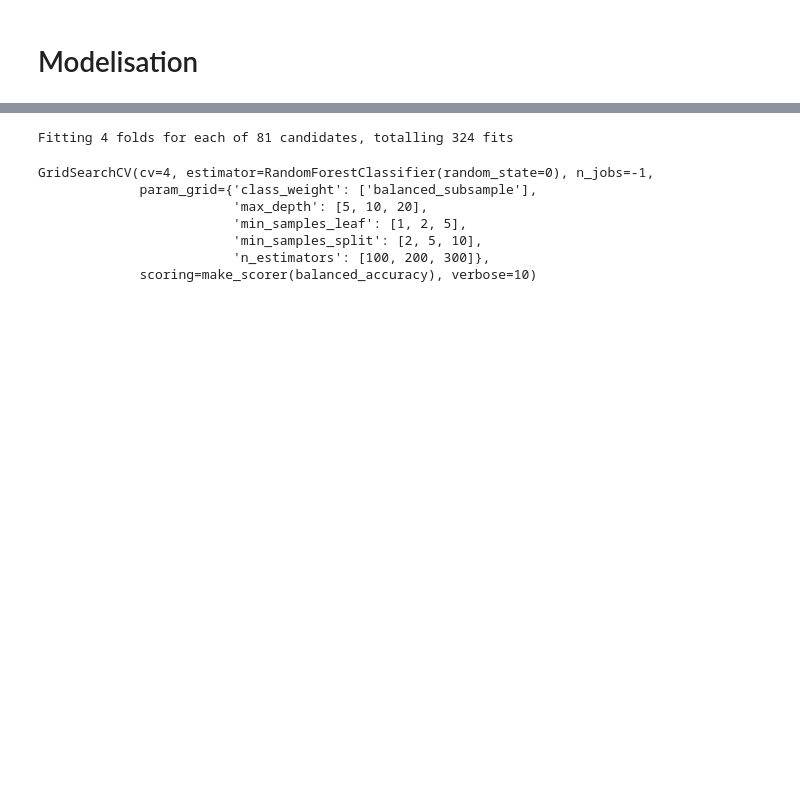
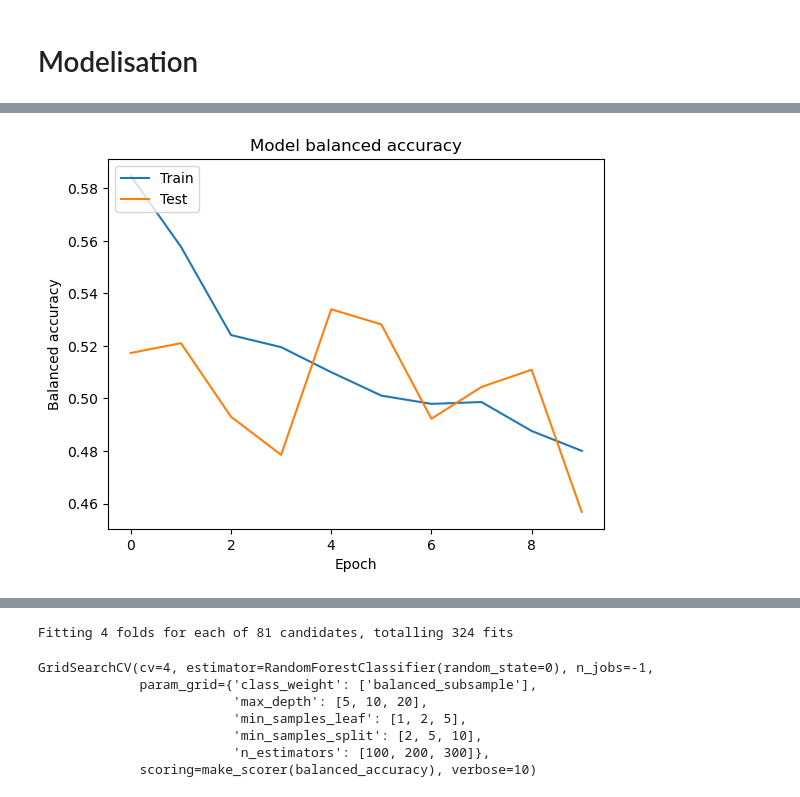
Before and after one commit to Nelson-Jnrnd/f1-pit-predictor-dataset, a Jupyter notebook: model_training.ipynb, the cells around one changed output, grey strips where cells are left out. Drawn from its saved outputs; the diff is of its cells as text; code cells hidden in the pictures; blank space fills up the shorter version.

Commit message:
used balanced accuracy as metric in keras deep learning model

```diff
--- a/model_training.ipynb
+++ b/model_training.ipynb
@@ -284,0 +286,23 @@ def balanced_accuracy(y_true, y_pred):
+# %%
+from tensorflow import keras
+from tensorflow.keras import layers
+
+input_dim = X_train.shape[1]
+# Create model
+model = keras.Sequential([
+    layers.Dense(256, activation='relu', input_shape=(input_dim,)),
+    layers.Dense(128, activation='relu'),
+    layers.Dense(64, activation='relu'),
+    layers.Dense(32, activation='relu'),
+    layers.Dense(1, activation='sigmoid')
+])
+
+
+
+model.compile(
+    optimizer='adam',
+    loss='binary_crossentropy',
+    metrics=[balanced_accuracy_loss]
+    )
+
+model.summary()
@@ -284,0 +329,20 @@ def balanced_accuracy(y_true, y_pred):
+# %%
+hist = model.fit(
+    X_train, y_train,
+    epochs=10,
+    batch_size=32,
+    verbose=2,
+    validation_data=(X_test, y_test),
+    class_weight=class_weights
+)
+
+import matplotlib.pyplot as plt
+
+plt.plot(hist.history['balanced_accuracy_loss'])
+plt.plot(hist.history['val_balanced_accuracy_loss'])
+plt.title('Model balanced accuracy')
+plt.ylabel('Balanced accuracy')
+plt.xlabel('Epoch')
+plt.legend(['Train', 'Test'], loc='upper left')
+plt.show()
+# %% [output]
@@ -284,0 +369 @@ def balanced_accuracy(y_true, y_pred):
+[figure, added]
```
Also changed, not shown: parts of 13 cells of this notebook, 24 other files.
